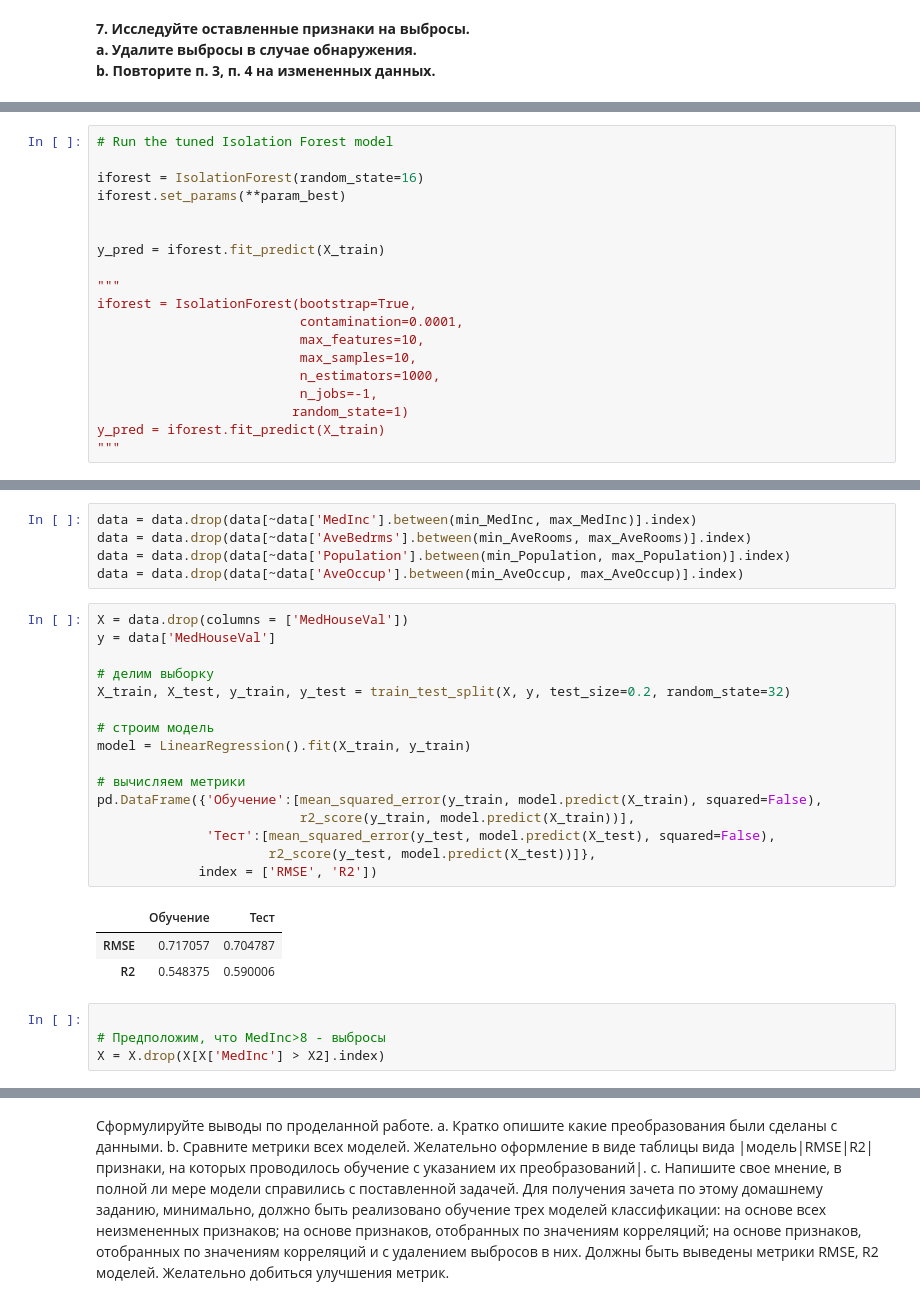
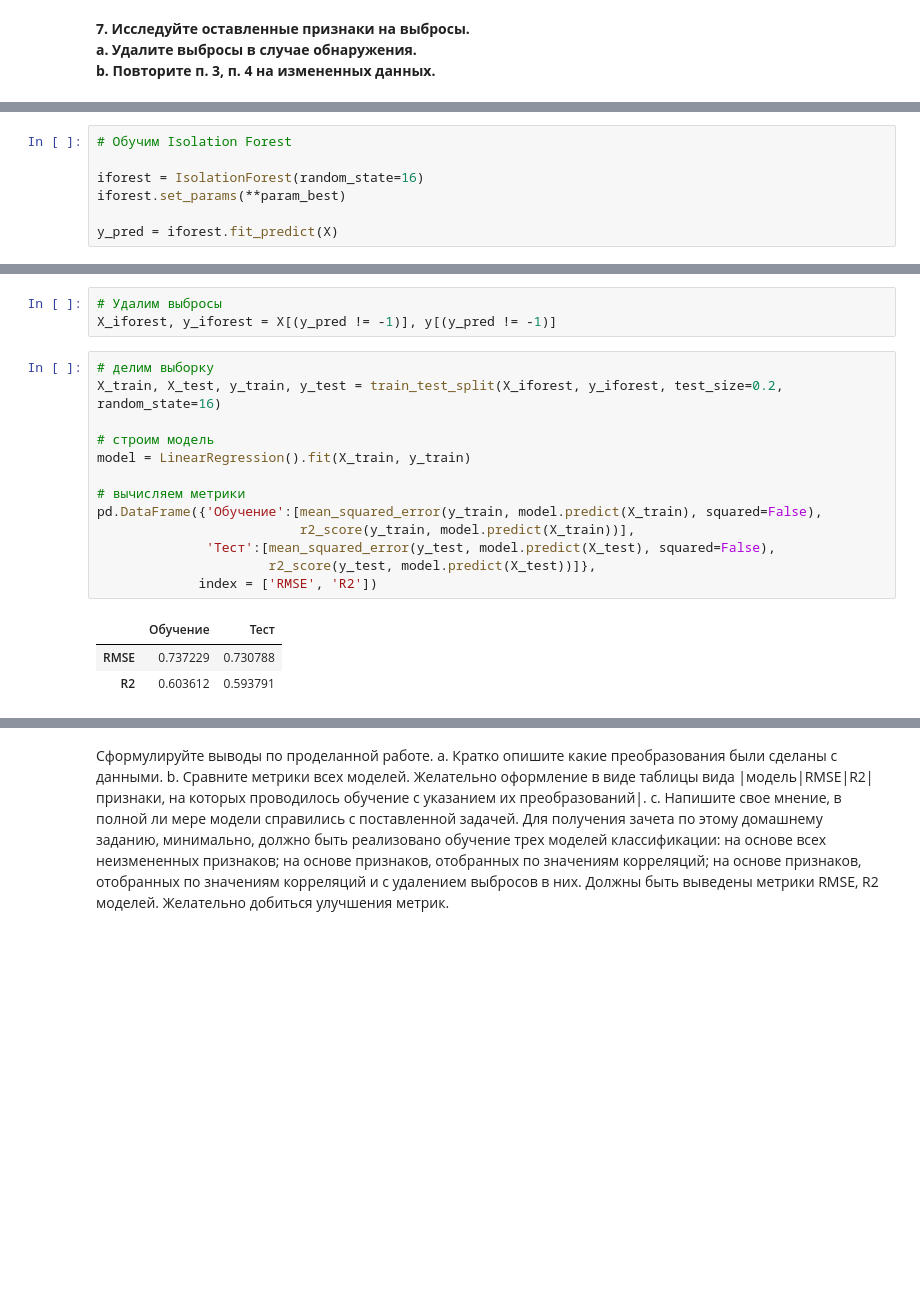
Before and after one commit to adtitovich/dsml-17, a Jupyter notebook: m5.ipynb, the cells around one changed output, grey strips where cells are left out. Drawn from its saved outputs; the diff is of its cells as text; blank space fills up the shorter version.

```diff
--- a/m5.ipynb
+++ b/m5.ipynb
@@ -148,19 +138,7 @@ Optimum parameters {'bootstrap': True, 'contamination': 'auto', 'max_features':
 # %%
-# Run the tuned Isolation Forest model
+# Обучим Isolation Forest
 
 iforest = IsolationForest(random_state=16)
 iforest.set_params(**param_best)
 
-
-y_pred = iforest.fit_predict(X_train)
-
-"""
-iforest = IsolationForest(bootstrap=True,
-                          contamination=0.0001,
-                          max_features=10,
-                          max_samples=10,
-                          n_estimators=1000,
-                          n_jobs=-1,
-                         random_state=1)
-y_pred = iforest.fit_predict(X_train)
-"""
+y_pred = iforest.fit_predict(X)
@@ -197,29 +145,20 @@ max_AveOccup = data['AveOccup'].quantile(0.75) + 1.5*(data['AveOccup'].quantile(
-# %%
-data = data.drop(data[~data['MedInc'].between(min_MedInc, max_MedInc)].index)
-data = data.drop(data[~data['AveBedrms'].between(min_AveRooms, max_AveRooms)].index)
-data = data.drop(data[~data['Population'].between(min_Population, max_Population)].index)
-data = data.drop(data[~data['AveOccup'].between(min_AveOccup, max_AveOccup)].index)
+# %%
+# Удалим выбросы
+X_iforest, y_iforest = X[(y_pred != -1)], y[(y_pred != -1)]
 # %%
-X = data.drop(columns = ['MedHouseVal'])
-y = data['MedHouseVal']
-
 # делим выборку
-X_train, X_test, y_train, y_test = train_test_split(X, y, test_size=0.2, random_state=32)
+X_train, X_test, y_train, y_test = train_test_split(X_iforest, y_iforest, test_size=0.2, random_state=16)
 
 # строим модель
 model = LinearRegression().fit(X_train, y_train)
 
 # вычисляем метрики
 pd.DataFrame({'Обучение':[mean_squared_error(y_train, model.predict(X_train), squared=False),
                           r2_score(y_train, model.predict(X_train))],
               'Тест':[mean_squared_error(y_test, model.predict(X_test), squared=False),
                       r2_score(y_test, model.predict(X_test))]},
              index = ['RMSE', 'R2'])
 # %% [output]
 |  | Обучение | Тест |
-| RMSE | 0.717057 | 0.704787 |
-| R2 | 0.548375 | 0.590006 |
+| RMSE | 0.737229 | 0.730788 |
+| R2 | 0.603612 | 0.593791 |
-# %%
-
-# Предположим, что MedInc>8 - выбросы
-X = X.drop(X[X['MedInc'] > X2].index)
```
Also changed, not shown: parts of 12 cells of this notebook.
